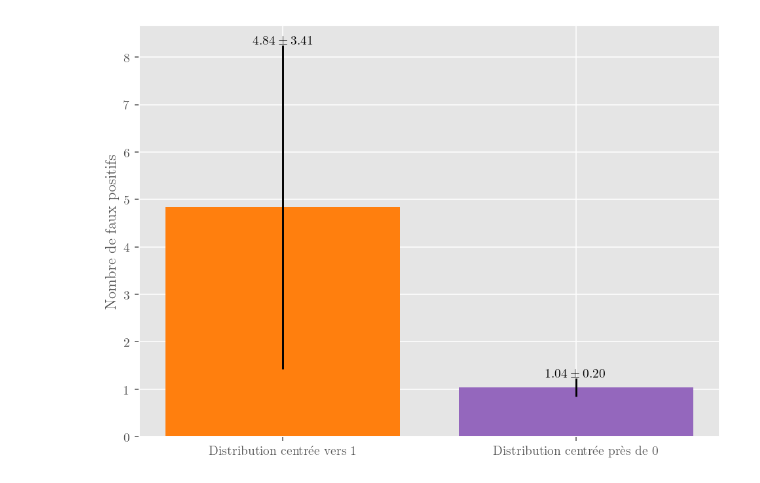
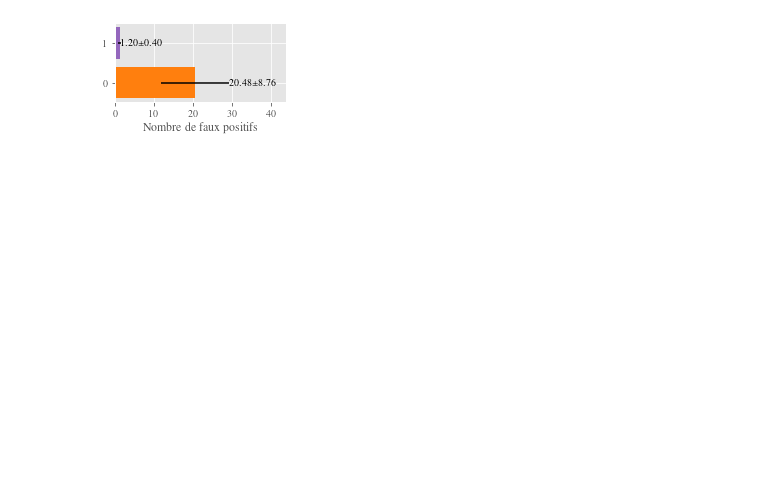
Before and after one commit to Quoding/optimneuralbandits, a Jupyter notebook: testing/viz/vizualize_perf_metrics_aaai.ipynb, the cells around one changed output. Saved outputs shown, nothing was run; the diff lists cells and outputs as text; code cells hidden in the pictures; blank space fills up the shorter version.

```diff
--- a/testing/viz/vizualize_perf_metrics_aaai.ipynb
+++ b/testing/viz/vizualize_perf_metrics_aaai.ipynb
@@ -147,6 +322,8 @@ for metric in metrics_to_eval:
 # %%
-handles, labels = ax2.get_legend_handles_labels()
-leg = plt.figure("legend")
+handles, labels = ax.get_legend_handles_labels()
+figsize_leg = viz_config.set_size(332.89723, 0.49)
+leg = plt.figure("legend", figsize=figsize_leg)
 leg.legend(handles, labels, loc='center')
+# leg.show()
 leg.savefig('images/polypharmacy/perf/legend.pdf', format='pdf')
 # %% [output]
@@ -182,38 +366,50 @@ plt.savefig(f'images/polypharmacy/perf/{prefix}_{metric}_{labels_fn}.pdf', forma
 # %%
 # Plot ratio found pat
 metric = "all_flagged_risks"
 thresh = 1.1
 means = []
 stds = []
 for i, exp in enumerate(experiments):
     n_flagged_below_thresh = []
     for j in range(n_runs):
         # n_total_flagged = sum(metrics_dict[exp][metric][j])
         if metrics_dict[exp][metric][j].nelement() == 0:
             continue
         n = sum(metrics_dict[exp][metric][j] < thresh)
         n_flagged_below_thresh.append(n.item())
 
     seeds = np.arange(len(n_flagged_below_thresh))
     n_flagged_below_thresh = np.array(n_flagged_below_thresh)
     mean = np.nanmean(n_flagged_below_thresh)
     std = np.nanstd(n_flagged_below_thresh)
-
+    if np.isnan(mean):
+        mean = 0
+    if np.isnan(std):
+        std = 0
     means.append(mean)
     stds.append(std)
 
 
-fig, ax = plt.subplots()
-p1 = ax.bar(list(range(len(labels))), means, yerr=stds, color=colors)
+
+fig, ax = plt.subplots(figsize=figsize)
+
+means = np.array(means)
+stds = np.array(stds)
+ymax = max(means + stds)
+ax.set_xlim(0, ymax + ymax / 2)
+
+
+p1 = ax.barh(list(range(len(labels))), means, xerr=stds, color=colors)
 # plt.xlabel('Graine aleatoire')
-ax.set_xticks(list(range(len(labels))), labels=labels)
-ax.set_ylabel("Nombre de faux positifs")
-ax.bar_label(p1, labels=[f"${m:.2f} \pm {s:.2f}$" for m, s in zip(means, stds)])
-
+# ax.set_xticks(list(range(len(labels))), labels=labels)
+ax.set_xlabel("Nombre de faux positifs")
+# bar_labels = [f"${m:.2f} \pm {s:.2f}$" for m, s in zip(means, stds)]
+ax.bar_label(p1, labels=[f"${m:.2f}$" + "$\pm$" + f"${s:.2f}$" for m, s in zip(means, stds)])
 plt.tight_layout()
+plt.yticks()
 plt.savefig(f"images/polypharmacy/perf/{prefix}_{metric}_{labels_fn}_fauxpos.pdf", format="pdf")
 # %% [output]
-[figure, old version]
+[figure, new version]
 # %%
 def color_and_label_violinplot(violin, color, label):
     for pc in violin['bodies']:
```
Also changed, not shown: parts of 14 cells of this notebook, 6 other files.
